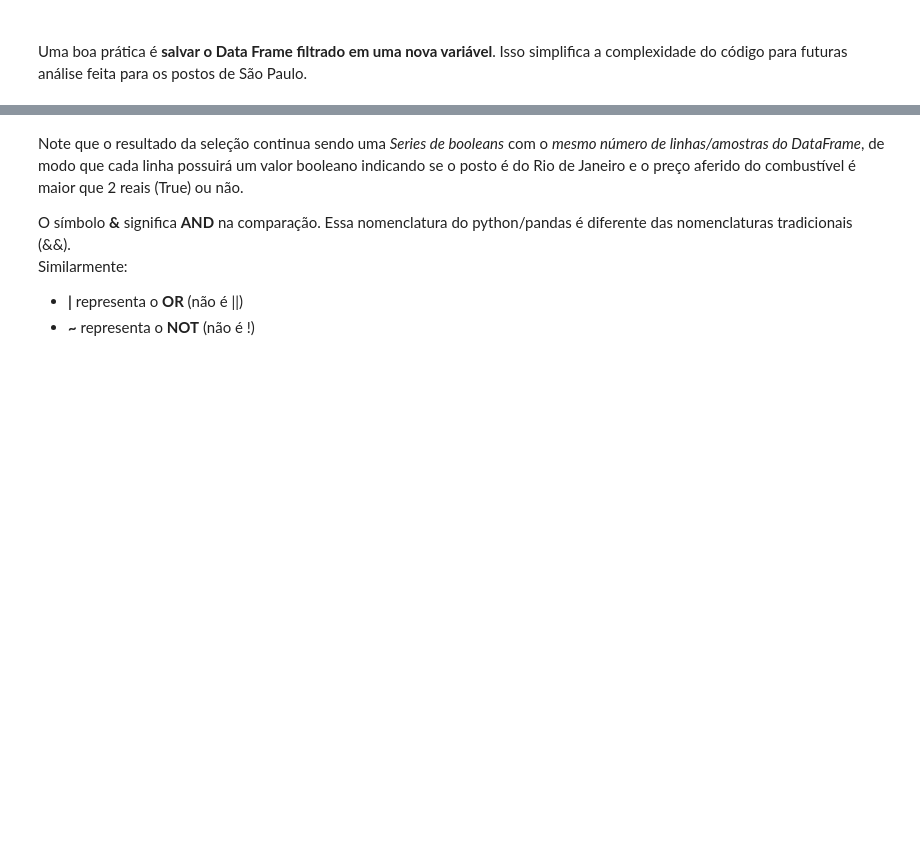
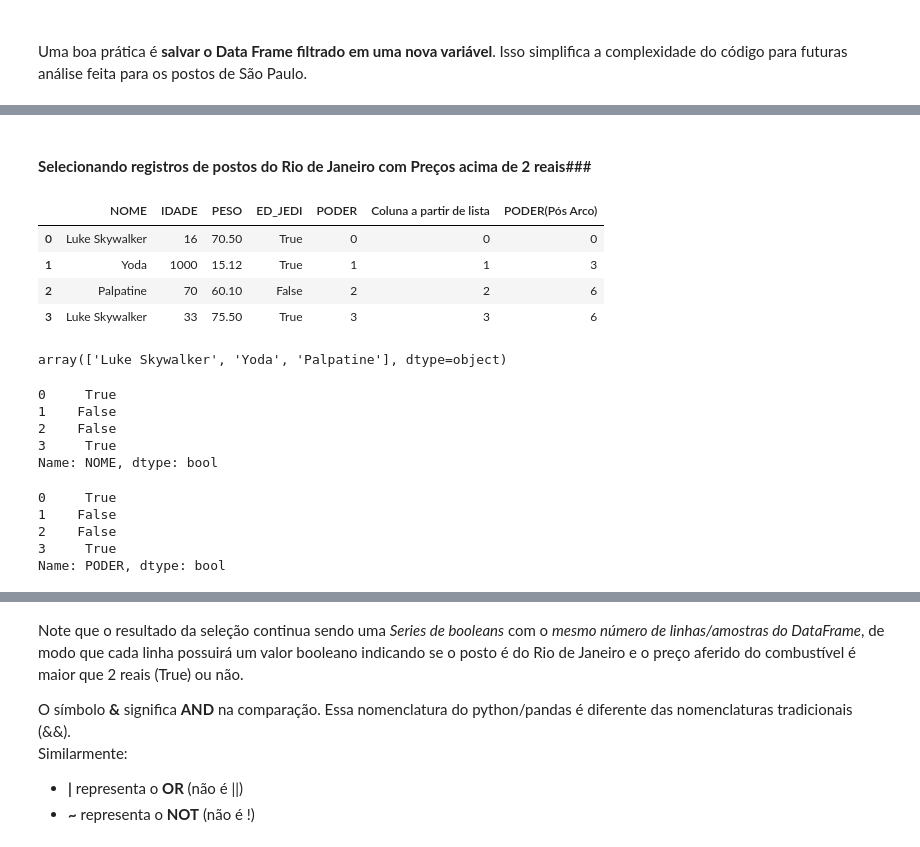
Before and after one commit to JairCipriano/projeto_machine_learning, a Jupyter notebook: projeto_pandas/manipulacao_de_dados_codigo_base.ipynb, the cells around one changed output, grey strips where cells are left out. Saved outputs shown, nothing was run; the diff lists cells and outputs as text; code cells hidden in the pictures; blank space fills up the shorter version.

```diff
--- a/projeto_pandas/manipulacao_de_dados_codigo_base.ipynb
+++ b/projeto_pandas/manipulacao_de_dados_codigo_base.ipynb
@@ -798,0 +881,34 @@ Uma boa prática é **salvar o Data Frame filtrado em uma nova variável**. Isso
+# %% [markdown]
+#### **Selecionando registros de postos do Rio de Janeiro com Preços acima de 2 reais**###
+# %%
+#Selecionando se o PODER do luke é igual a 0 ou 3
+
+personagens_df
+# %% [output]
+|  | NOME | IDADE | PESO | ED_JEDI | PODER | Coluna a partir de lista | PODER(Pós Arco) |
+| 0 | Luke Skywalker | 16 | 70.50 | True | 0 | 0 | 0 |
+| 1 | Yoda | 1000 | 15.12 | True | 1 | 1 | 3 |
+| 2 | Palpatine | 70 | 60.10 | False | 2 | 2 | 6 |
+| 3 | Luke Skywalker | 33 | 75.50 | True | 3 | 3 | 6 |
+# %%
+#Usei a função unique para saber quem esta na coluna NOME e a gramatica da escrita
+personagens_df['NOME'].unique()
+# %% [output]
+array(['Luke Skywalker', 'Yoda', 'Palpatine'], dtype=object)
+# %%
+personagens_df['NOME'] == 'Luke Skywalker'
+# %% [output]
+0     True
+1    False
+2    False
+3     True
+Name: NOME, dtype: bool
+# %%
+#Para pegar os valores 0 ou 1 têm que usar o operador | (ou) usando parenteses
+(personagens_df['PODER'] == 0) | (personagens_df['PODER'] == 3)
+# %% [output]
+0     True
+1    False
+2    False
+3     True
+Name: PODER, dtype: bool
```
Also changed, not shown: parts of 30 cells of this notebook, 1 other file.
